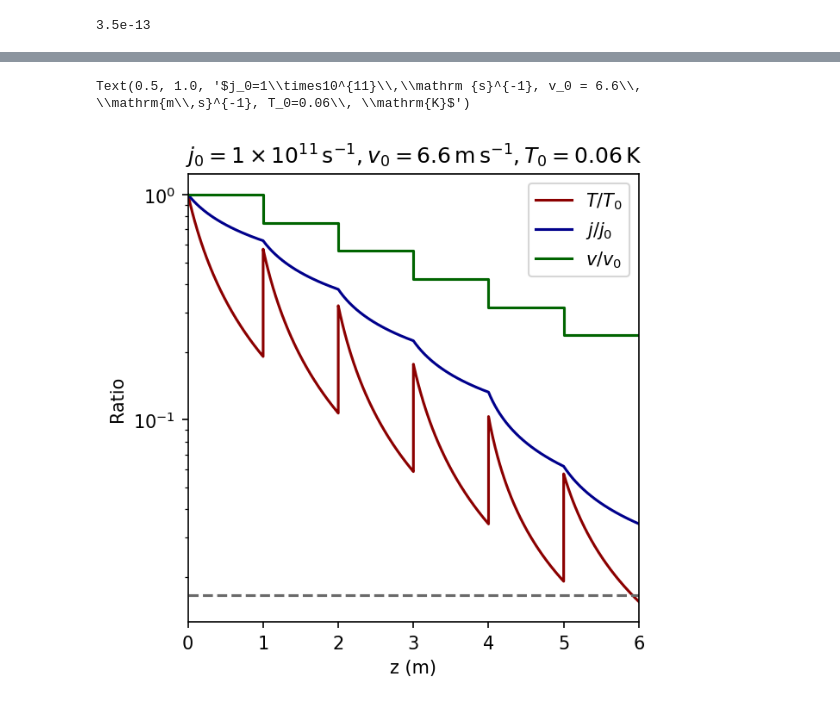
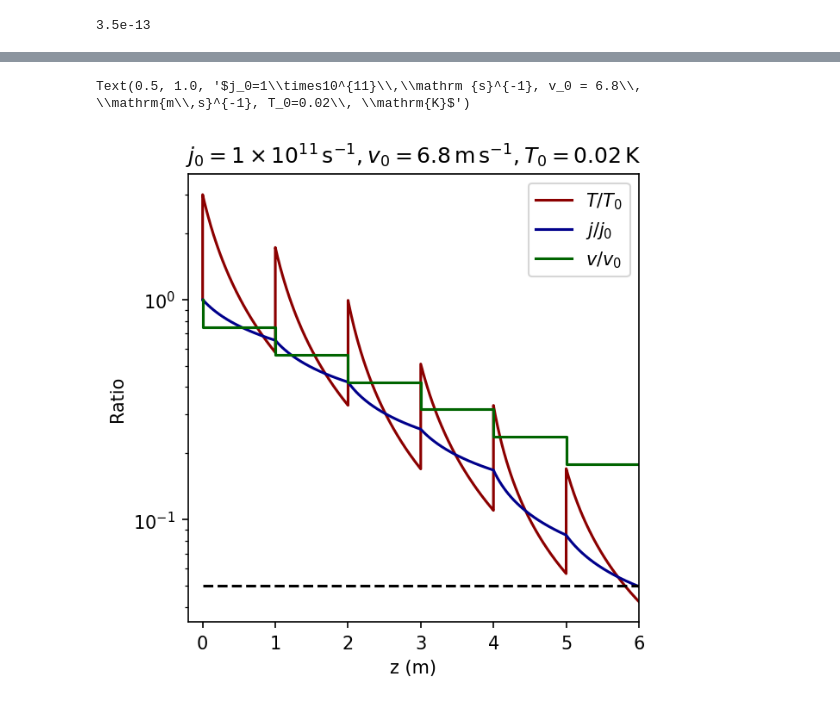
Before and after one commit to UTA-NURES/MECBPaperPlots, a Jupyter notebook: MultipolesCode-Li.ipynb, the cells around one changed output, grey strips where cells are left out. Saved outputs shown, nothing was run; the diff lists cells and outputs as text; code cells hidden in the pictures.

```diff
--- a/MultipolesCode-Li.ipynb
+++ b/MultipolesCode-Li.ipynb
@@ -201,30 +199,37 @@ Text(0, 0.5, '$\\zeta$')
 # %%
 #Set up three functions, fN, fR, fEta, and two initial conditions phi0, T0
 
-v0=11*0.6
+v0=6.8*0.75
 T0=0.06
 phi0=1e11
 z0=0
 
 
-AllZs=[]
-AllTs=[]
-AllPhis=[]
+AllPhis=[phi0,phi0]
+AllTs=[0.02,0.06]
+AllVs=[6.8,6.8*0.75]
+AllNs=[N0,N0]
+AllEtas=[etas[0],etas[0]]
+AllRs=[Rs[0],Rs[0]]
+AllZs=[0,0]
 
-AllRs=[]
-AllNs=[]
-AllEtas=[]
-AllVs=[]
 
 B0=0.5
 R0=0.02
 N0=8
 eta0=8.5
 
+
 Ls=np.array([1,1,1,1,1,1])
-etas=[8.7,8.4,9.5,9.2,10.2,10.2]
+etas=[9.5,9.3,10.4,10.4,11.5,11.5]
 Ns=[8,8,6,6,4,4]
 Rs=[0.01,0.01,0.0075,0.0075,0.0075,0.0075]
+
+
+
+
+
+
 
 
 for Li in range(0,len(Ls)):
@@ -261,17 +266,17 @@ for Li in range(0,len(Ls)):
 # %%
 plt.figure(figsize=(4.5,4.5),dpi=150)
 plt.plot(AllZs,np.array(AllTs)/AllTs[0],label=r'$T/T_0$',color='DarkRed')
-plt.plot(AllZs,np.array(AllPhis/AllPhis[0]),label=r'$j/j_0$',color='DarkBlue')
-plt.plot(AllZs,np.array(AllVs/AllVs[0]),label=r'$v/v_0$',color='DarkGreen')
+plt.plot(AllZs,np.array(AllPhis)/AllPhis[0],label=r'$j/j_0$',color='DarkBlue')
+plt.plot(AllZs,np.array(AllVs)/AllVs[0],label=r'$v/v_0$',color='DarkGreen')
 plt.legend(loc='upper right')
 plt.xlabel("z (m)")
 plt.ylabel("Ratio")
 #plt.xlim(0,600)
-plt.plot([0,6],[1/60,1/60],'--',color='dimgrey')
+plt.plot([0,6],[1/20,1/20],'--',color='black')
 #plt.ylim(0,1.1)
 plt.semilogy()
-plt.xlim(0,6)
-plt.title(r"$j_0=1\times10^{11}\,\mathrm {s}^{-1}, v_0 = 6.6\, \mathrm{m\,s}^{-1}, T_0=0.06\, \mathrm{K}$")
+plt.xlim(-0.2,6)
+plt.title(r"$j_0=1\times10^{11}\,\mathrm {s}^{-1}, v_0 = 6.8\, \mathrm{m\,s}^{-1}, T_0=0.02\, \mathrm{K}$")
 # %% [output]
-Text(0.5, 1.0, '$j_0=1\\times10^{11}\\,\\mathrm {s}^{-1}, v_0 = 6.6\\, \\mathrm{m\\,s}^{-1}, T_0=0.06\\, \\mathrm{K}$')
+Text(0.5, 1.0, '$j_0=1\\times10^{11}\\,\\mathrm {s}^{-1}, v_0 = 6.8\\, \\mathrm{m\\,s}^{-1}, T_0=0.02\\, \\mathrm{K}$')
-[figure, old version]
+[figure, new version]
```
Also changed, not shown: parts of 15 cells of this notebook.
